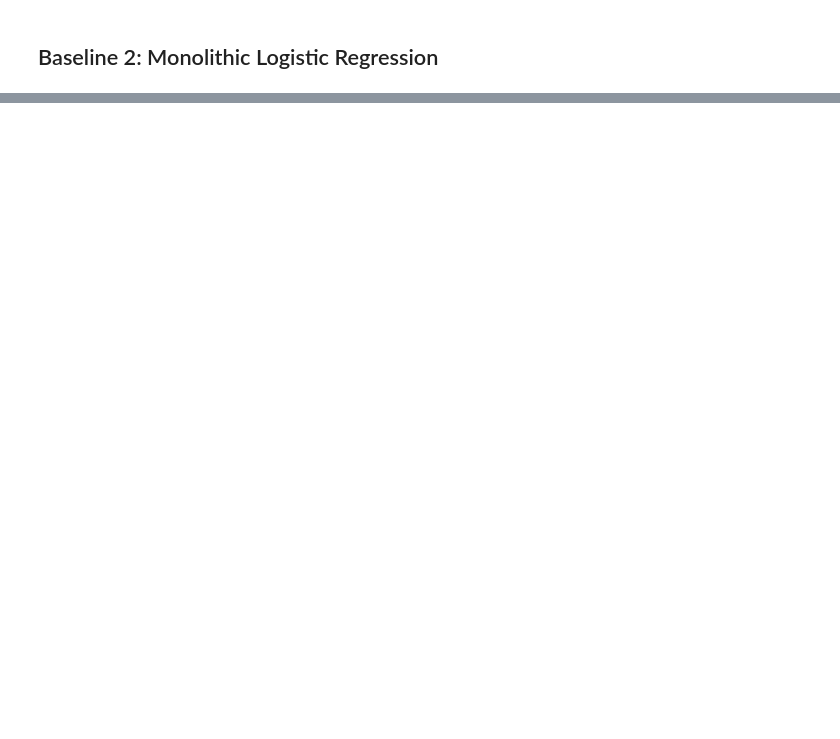
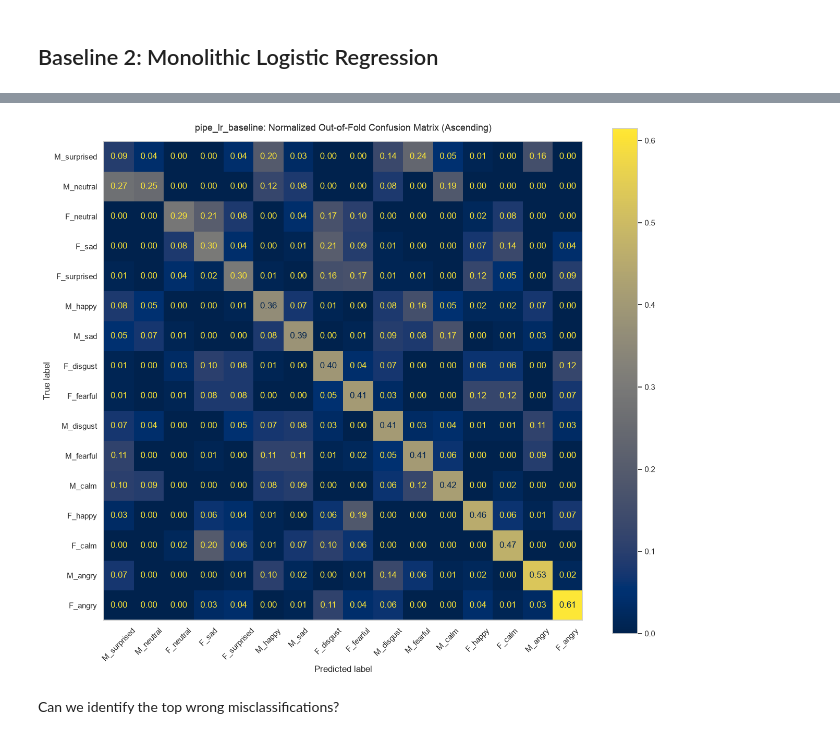
Before and after one commit to 1abhisheknigam/my-ai, a Jupyter notebook: speech-emotion-router/notebooks/02_baseline_model.ipynb, the cells around one changed output, grey strips where cells are left out. Saved outputs shown, nothing was run; the diff lists cells and outputs as text; code cells hidden in the pictures; blank space fills up the shorter version.

```diff
--- a/speech-emotion-router/notebooks/02_baseline_model.ipynb
+++ b/speech-emotion-router/notebooks/02_baseline_model.ipynb
@@ -217,0 +419,13 @@ memory usage: 292.6 KB
+# %%
+# Generate clean out-of-fold predictions across all grouped splits
+y_pred_oof = cross_val_predict(
+    pipe_lr_baseline,
+    X,
+    y,
+    groups=groups,
+    cv=kfold
+)
+
+# Per-class performance report
+print("=== Baseline Classification Report (Out-of-Fold) ===")
+print(classification_report(y, y_pred_oof, digits=2))
@@ -217,0 +457,41 @@ memory usage: 292.6 KB
+# %%
+# Plot as Heatmap
+
+# Compute normalized confusion matrix to extract diagonal recall values
+unique_labels = np.unique(y)
+cm_norm = confusion_matrix(y, y_pred_oof, labels=unique_labels, normalize="true")
+
+# Sort ascending so the lowest recall is top-left and highest recall is bottom-right
+diagonal_accuracies = cm_norm.diagonal()
+sorted_indices = np.argsort(diagonal_accuracies)
+sorted_labels = unique_labels[sorted_indices]
+
+# Render confusion matrix sorted ascending along the diagonal
+fig, ax = plt.subplots(figsize=(13, 11))
+ax.grid(False)
+
+ConfusionMatrixDisplay.from_predictions(
+    y_true=y,
+    y_pred=y_pred_oof,
+    labels=sorted_labels,
+    normalize="true",
+    cmap="cividis",
+    values_format=".2f",
+    xticks_rotation=45,
+    ax=ax,
+    colorbar=True
+)
+
+ax.grid(False)
+ax.set_title(
+    "pipe_lr_baseline: Normalized Out-of-Fold Confusion Matrix (Ascending)",
+    fontsize=13,
+    pad=15
+)
+
+plt.tight_layout()
+plt.show()
+# %% [output]
+[figure, added]
+# %% [markdown]
+Can we identify the top wrong misclassifications?
```
Also changed, not shown: parts of 29 cells of this notebook, 1 other file.
